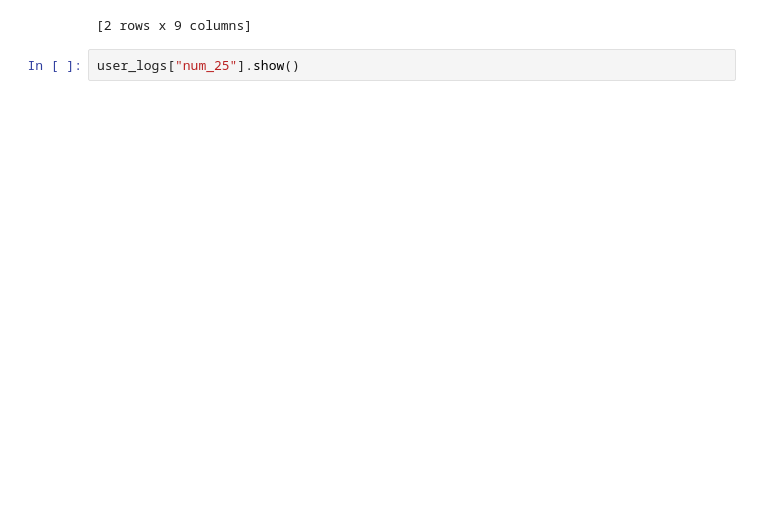
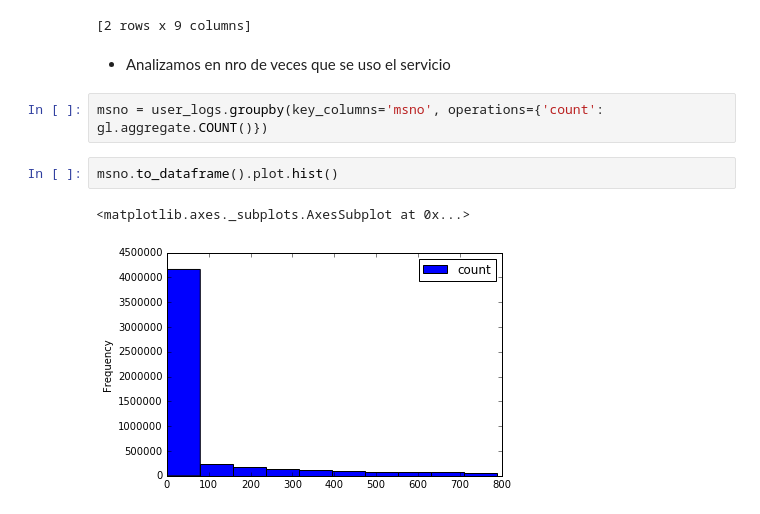
Before and after one commit to hriverap/datascience, a Jupyter notebook: churn-model-kkbox/DBAnalytics_EDA_02.ipynb, the cells around one changed output. Saved outputs shown, nothing was run; the diff lists cells and outputs as text; blank space fills up the shorter version.

```diff
--- a/churn-model-kkbox/DBAnalytics_EDA_02.ipynb
+++ b/churn-model-kkbox/DBAnalytics_EDA_02.ipynb
@@ -424,5 +424,12 @@ user_logs.head(2)
 | rxIP2f2aN0rYNp+toI0Obt/N/ FYQX8hc... | 20150513 | 0 | 0 | 0 | 0 | 1 | 1 | 280.335 |
 | rxIP2f2aN0rYNp+toI0Obt/N/ FYQX8hc... | 20150709 | 9 | 1 | 0 | 0 | 7 | 11 | 1658.948 |
 [2 rows x 9 columns]
-# %%
-user_logs["num_25"].show()
+# %% [markdown]
+* Analizamos en nro de veces que se uso el servicio
+# %%
+msno = user_logs.groupby(key_columns='msno', operations={'count': gl.aggregate.COUNT()})
+# %%
+msno.to_dataframe().plot.hist()
+# %% [output]
+<matplotlib.axes._subplots.AxesSubplot at 0x...>
+[figure, added]
```
Also changed, not shown: parts of 2 cells of this notebook.
